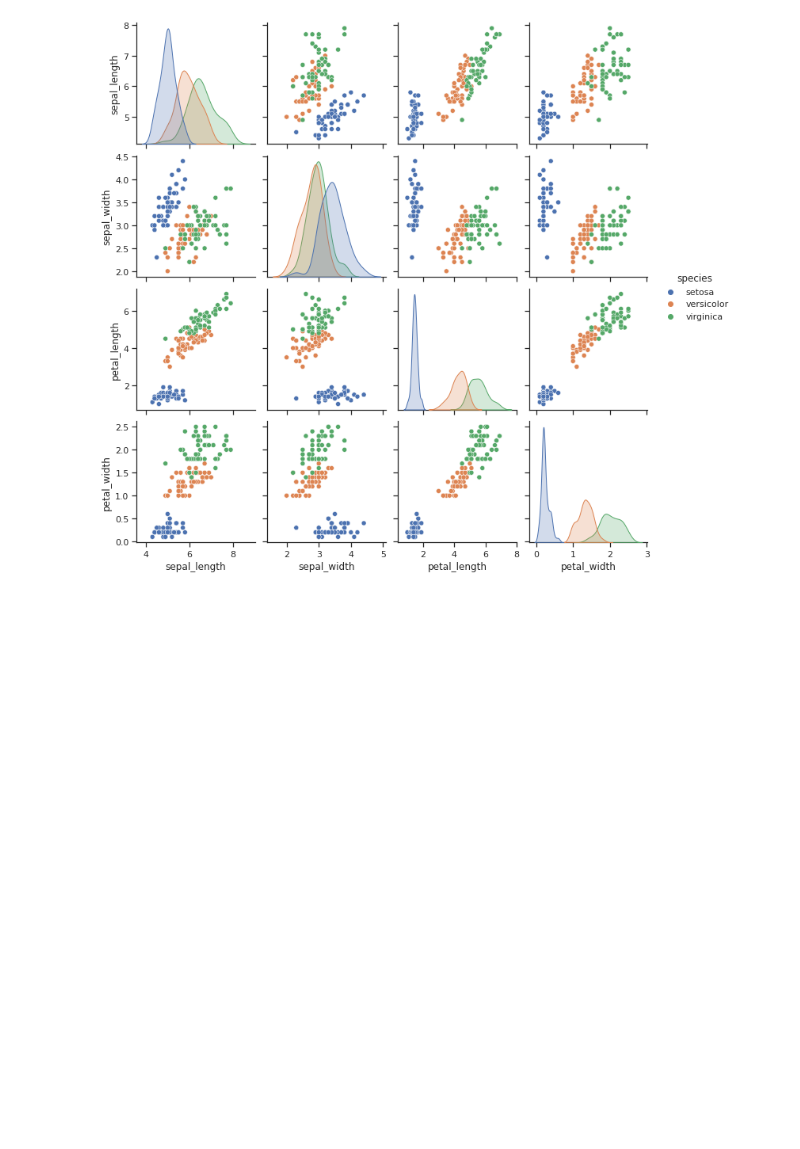
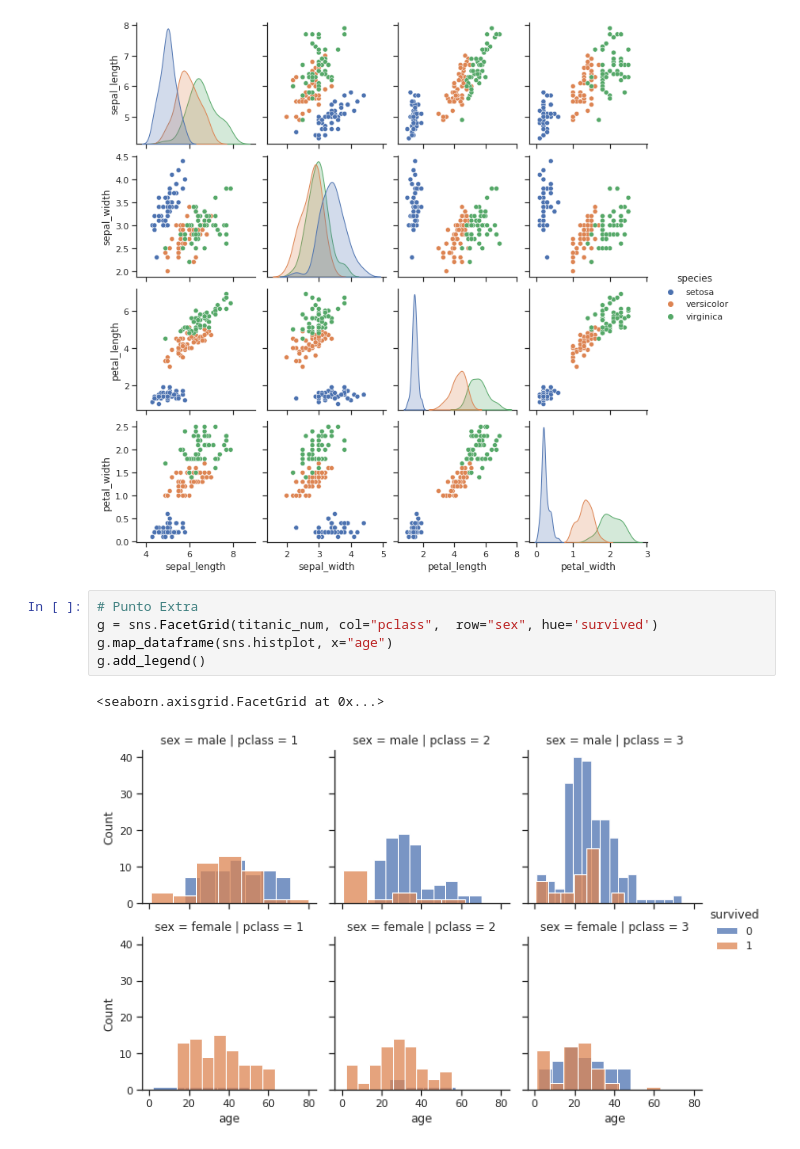
Before and after one commit to JoseCuevasM/AG1-Visualizaci-n, a Jupyter notebook: ActividadGuiada3.ipynb, the cells around one changed output. Drawn from its saved outputs; the diff is of its cells as text; blank space fills up the shorter version.

```diff
--- a/ActividadGuiada3.ipynb
+++ b/ActividadGuiada3.ipynb
@@ -146,3 +146,11 @@ sns.pairplot(df, hue="species")
 # %% [output]
 <seaborn.axisgrid.PairGrid at 0x...>
 [figure]
+# %%
+# Punto Extra
+g = sns.FacetGrid(titanic_num, col="pclass",  row="sex", hue='survived')
+g.map_dataframe(sns.histplot, x="age")
+g.add_legend()
+# %% [output]
+<seaborn.axisgrid.FacetGrid at 0x...>
+[figure, added]
```
